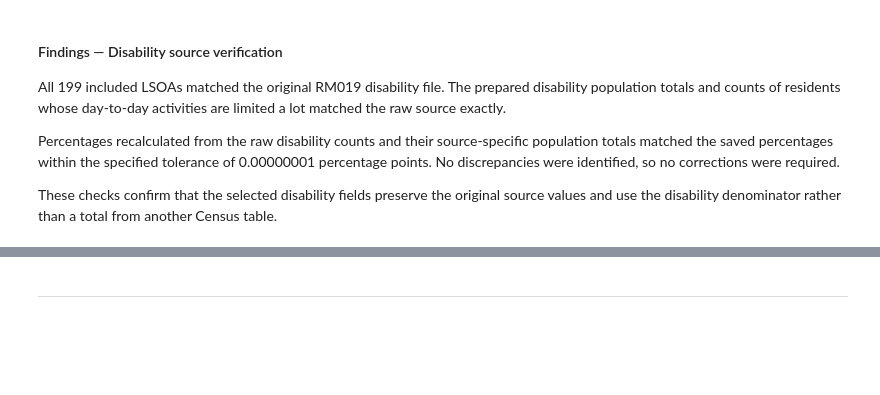
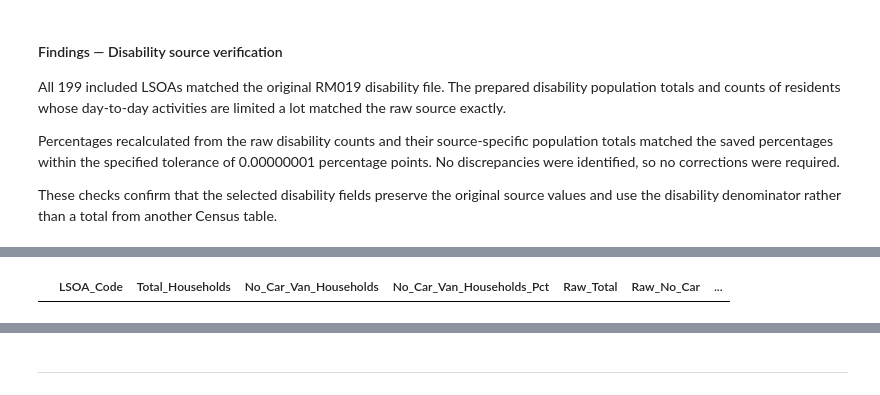
Before and after one commit to LieneRubule/dudley-employment-barriers, a Jupyter notebook: jupyter_notebooks/06_merge_and_prepare.ipynb, the cells around one changed output, grey strips where cells are left out. Cells and saved outputs as stored; diff of their text form; code cells hidden in the pictures; blank space fills up the shorter version.

Commit message:
Verify car availability values against raw source

```diff
--- a/jupyter_notebooks/06_merge_and_prepare.ipynb
+++ b/jupyter_notebooks/06_merge_and_prepare.ipynb
@@ -3137,0 +3144,97 @@ These checks confirm that the selected disability fields preserve the original s
+# %%
+# Code developed with ChatGPT assistance.
+
+# Reference: pandas read_csv documentation.
+# https://pandas.pydata.org/docs/reference/api/pandas.read_csv.html
+# Used to check skiprows for loading the header after metadata.
+raw_car = pd.read_csv(
+    raw_dir / "dudley_car_availability.csv",
+    skiprows=6,
+    encoding="utf-8-sig",
+)
+
+# Keep area records and select the original household counts.
+raw_car = raw_car.loc[
+    raw_car["mnemonic"].str.fullmatch(r"E\d{8}", na=False)
+].copy()
+
+raw_car = raw_car[
+    [
+        "mnemonic",
+        "Total: All households",
+        "No cars or vans in household",
+    ]
+].rename(
+    columns={
+        "mnemonic": "LSOA_Code",
+        "Total: All households": "Raw_Total",
+        "No cars or vans in household": "Raw_No_Car",
+    }
+)
+
+for column in ["Raw_Total", "Raw_No_Car"]:
+    raw_car[column] = pd.to_numeric(
+        raw_car[column], errors="raise"
+    )
+
+car_columns = [
+    "LSOA_Code",
+    "Total_Households",
+    "No_Car_Van_Households",
+    "No_Car_Van_Households_Pct",
+]
+
+# Retain every prepared area and reject duplicate matching keys.
+car_check = prepared_check[car_columns].merge(
+    raw_car,
+    on="LSOA_Code",
+    how="left",
+    validate="one_to_one",
+    indicator=True,
+)
+
+# Recalculate using households, not the resident population.
+car_check["Raw_Percentage"] = (
+    car_check["Raw_No_Car"]
+    / car_check["Raw_Total"]
+    * 100
+)
+
+car_check["Total_Matches"] = (
+    car_check["Total_Households"] == car_check["Raw_Total"]
+)
+car_check["Count_Matches"] = (
+    car_check["No_Car_Van_Households"] == car_check["Raw_No_Car"]
+)
+
+# Reference: NumPy isclose documentation.
+# https://numpy.org/doc/stable/reference/generated/numpy.isclose.html
+# Used to set an explicit tolerance for floating-point comparisons.
+car_check["Percentage_Matches"] = np.isclose(
+    car_check["No_Car_Van_Households_Pct"],
+    car_check["Raw_Percentage"],
+    rtol=0,
+    atol=1e-8,
+)
+
+car_checks = [
+    "Total_Matches",
+    "Count_Matches",
+    "Percentage_Matches",
+]
+car_issues = car_check.loc[
+    ~car_check[car_checks].all(axis=1)
+]
+
+print("Areas checked:", len(car_check))
+print("Unmatched areas:", (car_check["_merge"] != "both").sum())
+print("Total mismatches:", (~car_check["Total_Matches"]).sum())
+print("Count mismatches:", (~car_check["Count_Matches"]).sum())
+print(
+    "Percentage mismatches:",
+    (~car_check["Percentage_Matches"]).sum(),
+)
+
+display(car_check.head())
+display(car_issues)
+# %% [output]
@@ -3137,0 +3252 @@ These checks confirm that the selected disability fields preserve the original s
+|  | LSOA_Code | Total_Households | No_Car_Van_Households | No_Car_Van_Households_Pct | Raw_Total | Raw_No_Car | ... |
```
Also changed, not shown: parts of 3 cells of this notebook.
